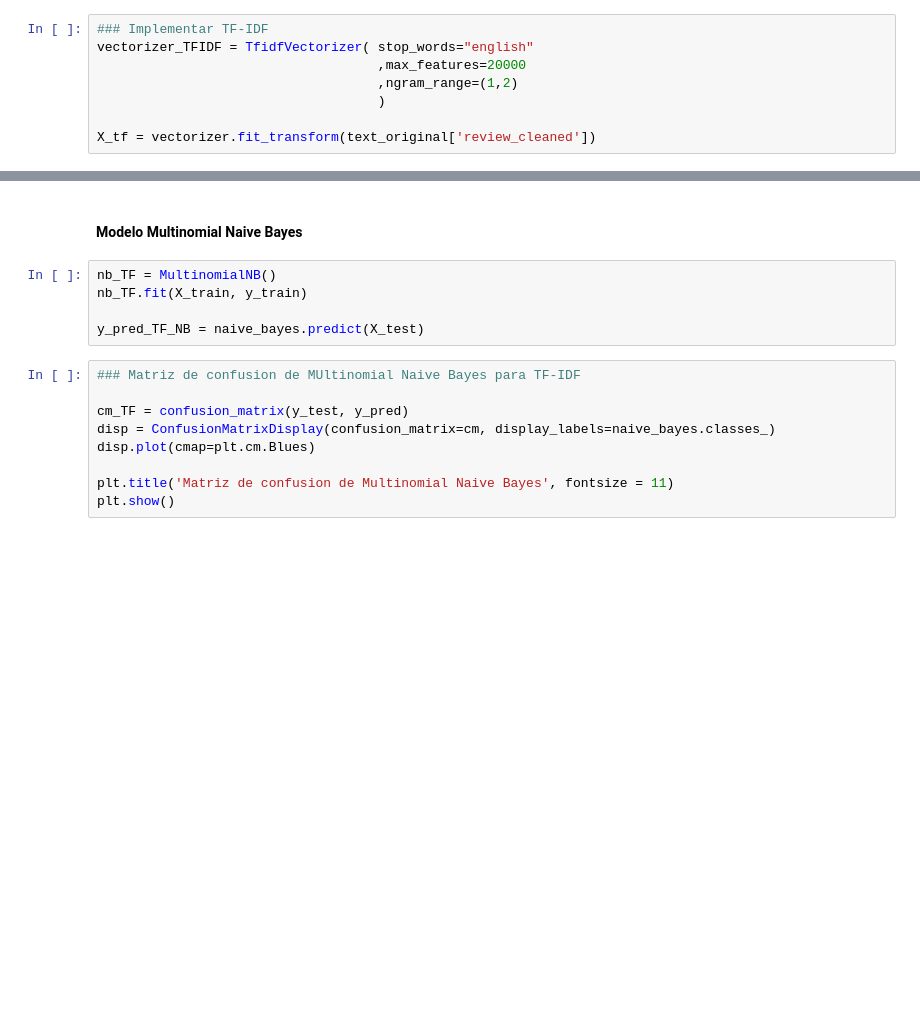
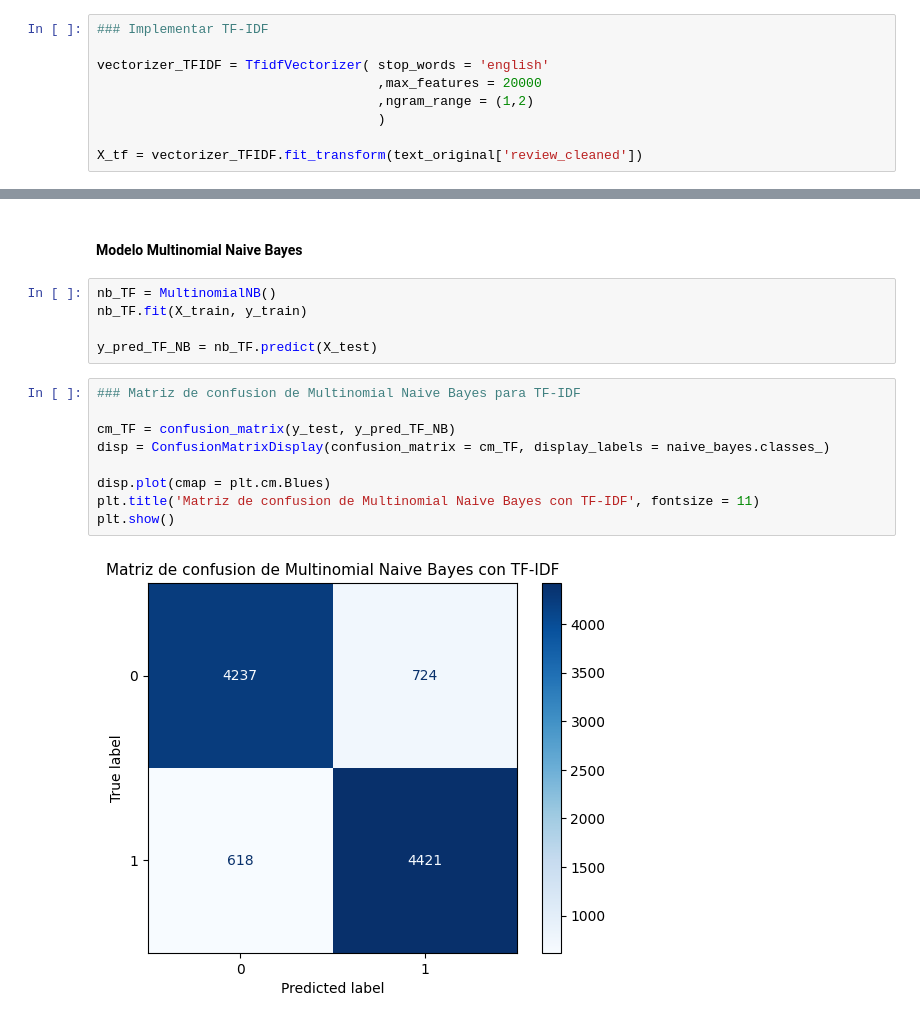
Before and after one commit to LailaBulh/Procesamiento_Lenguaje_Natural, a Jupyter notebook: Clasificacion_texto_263166.ipynb, the cells around one changed output, grey strips where cells are left out. Saved outputs shown, nothing was run; the diff lists cells and outputs as text; blank space fills up the shorter version.

```diff
--- a/Clasificacion_texto_263166.ipynb
+++ b/Clasificacion_texto_263166.ipynb
@@ -457,12 +457,13 @@ Matriz de Logistic Regression:
 ### **4.2 TF-IDF y técnicas de clasificación**
 # %%
 ### Implementar TF-IDF
-vectorizer_TFIDF = TfidfVectorizer( stop_words="english"
-                                    ,max_features=20000
-                                    ,ngram_range=(1,2)
+
+vectorizer_TFIDF = TfidfVectorizer( stop_words = 'english'
+                                    ,max_features = 20000
+                                    ,ngram_range = (1,2)
                                     )
 
-X_tf = vectorizer.fit_transform(text_original['review_cleaned'])
+X_tf = vectorizer_TFIDF.fit_transform(text_original['review_cleaned'])
 # %%
 ### División de frases para TF-IDF, con 80% para entrenamiento, 20% para test
 
@@ -478,13 +479,15 @@ X_train, X_test, y_train, y_test = train_test_split(
 nb_TF = MultinomialNB()
 nb_TF.fit(X_train, y_train)
 
-y_pred_TF_NB = naive_bayes.predict(X_test)
+y_pred_TF_NB = nb_TF.predict(X_test)
 # %%
-### Matriz de confusion de MUltinomial Naive Bayes para TF-IDF
+### Matriz de confusion de Multinomial Naive Bayes para TF-IDF
 
-cm_TF = confusion_matrix(y_test, y_pred)
-disp = ConfusionMatrixDisplay(confusion_matrix=cm, display_labels=naive_bayes.classes_)
-disp.plot(cmap=plt.cm.Blues)
+cm_TF = confusion_matrix(y_test, y_pred_TF_NB)
+disp = ConfusionMatrixDisplay(confusion_matrix = cm_TF, display_labels = naive_bayes.classes_)
 
-plt.title('Matriz de confusion de Multinomial Naive Bayes', fontsize = 11)
+disp.plot(cmap = plt.cm.Blues)
+plt.title('Matriz de confusion de Multinomial Naive Bayes con TF-IDF', fontsize = 11)
 plt.show()
+# %% [output]
+[figure, added]
```
Also changed, not shown: parts of 25 cells of this notebook.
